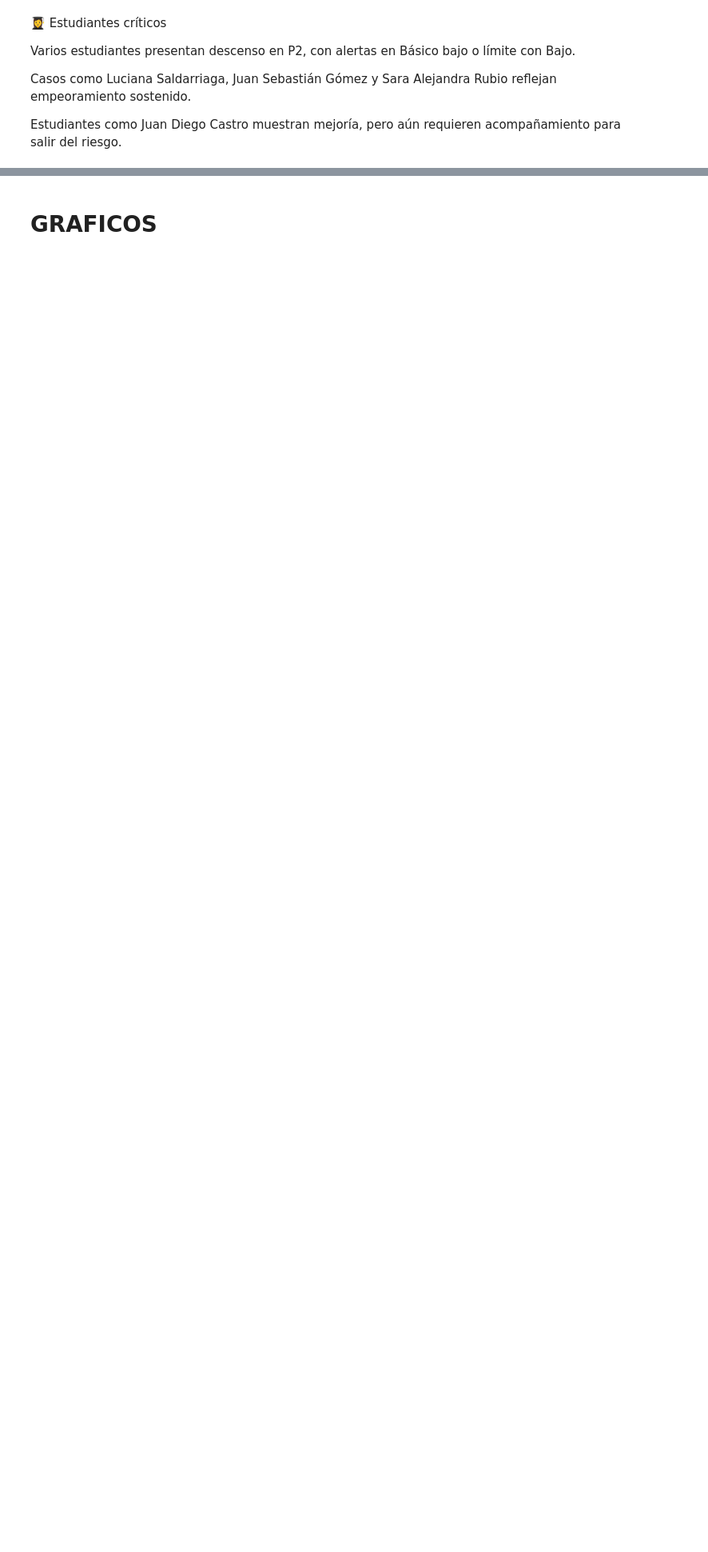
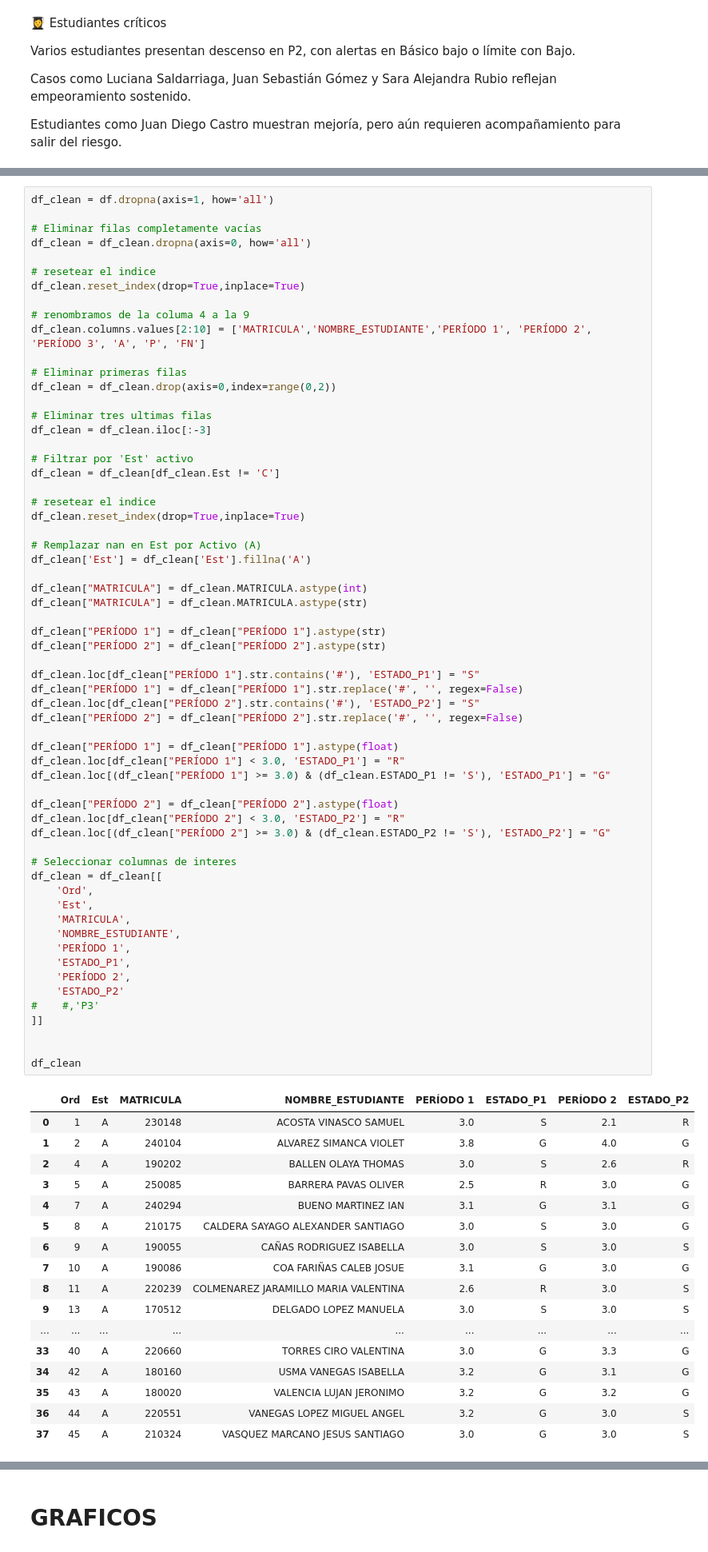
Before and after one commit to lcgalans2024/Notas_Master, a Jupyter notebook: jn_pruebas.ipynb, the cells around one changed output, grey strips where cells are left out. Shown at 80% size. Cells and saved outputs as stored; diff of their text form; blank space fills up the shorter version.

```diff
--- a/jn_pruebas.ipynb
+++ b/jn_pruebas.ipynb
@@ -658,0 +722,79 @@ Citación a acudientes de estudiantes en Bajo y Básico repetitivo.
+# %%
+df_clean = df.dropna(axis=1, how='all')
+
+# Eliminar filas completamente vacías
+df_clean = df_clean.dropna(axis=0, how='all')
+
+# resetear el indice
+df_clean.reset_index(drop=True,inplace=True)
+
+# renombramos de la columa 4 a la 9
+df_clean.columns.values[2:10] = ['MATRICULA','NOMBRE_ESTUDIANTE','PERÍODO 1', 'PERÍODO 2', 'PERÍODO 3', 'A', 'P', 'FN']
+
+# Eliminar primeras filas
+df_clean = df_clean.drop(axis=0,index=range(0,2))
+
+# Eliminar tres ultimas filas
+df_clean = df_clean.iloc[:-3]
+
+# Filtrar por 'Est' activo
+df_clean = df_clean[df_clean.Est != 'C']
+
+# resetear el indice
+df_clean.reset_index(drop=True,inplace=True)
+
+# Remplazar nan en Est por Activo (A)
+df_clean['Est'] = df_clean['Est'].fillna('A')
+
+df_clean["MATRICULA"] = df_clean.MATRICULA.astype(int)
+df_clean["MATRICULA"] = df_clean.MATRICULA.astype(str)
+
+df_clean["PERÍODO 1"] = df_clean["PERÍODO 1"].astype(str)
+df_clean["PERÍODO 2"] = df_clean["PERÍODO 2"].astype(str)
+
+df_clean.loc[df_clean["PERÍODO 1"].str.contains('#'), 'ESTADO_P1'] = "S"
+df_clean["PERÍODO 1"] = df_clean["PERÍODO 1"].str.replace('#', '', regex=False)
+df_clean.loc[df_clean["PERÍODO 2"].str.contains('#'), 'ESTADO_P2'] = "S"
+df_clean["PERÍODO 2"] = df_clean["PERÍODO 2"].str.replace('#', '', regex=False)
+
+df_clean["PERÍODO 1"] = df_clean["PERÍODO 1"].astype(float)
+df_clean.loc[df_clean["PERÍODO 1"] < 3.0, 'ESTADO_P1'] = "R"
+df_clean.loc[(df_clean["PERÍODO 1"] >= 3.0) & (df_clean.ESTADO_P1 != 'S'), 'ESTADO_P1'] = "G"
+
+df_clean["PERÍODO 2"] = df_clean["PERÍODO 2"].astype(float)
+df_clean.loc[df_clean["PERÍODO 2"] < 3.0, 'ESTADO_P2'] = "R"
+df_clean.loc[(df_clean["PERÍODO 2"] >= 3.0) & (df_clean.ESTADO_P2 != 'S'), 'ESTADO_P2'] = "G"
+
+# Seleccionar columnas de interes
+df_clean = df_clean[[
+    'Ord',
+    'Est',
+    'MATRICULA',
+    'NOMBRE_ESTUDIANTE',
+    'PERÍODO 1',
+    'ESTADO_P1',
+    'PERÍODO 2',
+    'ESTADO_P2'
+#    #,'P3'
+]]
+
+
+df_clean
+# %% [output]
+|  | Ord | Est | MATRICULA | NOMBRE_ESTUDIANTE | PERÍODO 1 | ESTADO_P1 | PERÍODO 2 | ESTADO_P2 |
+| 0 | 1 | A | 230148 | ACOSTA VINASCO SAMUEL | 3.0 | S | 2.1 | R |
+| 1 | 2 | A | 240104 | ALVAREZ SIMANCA VIOLET | 3.8 | G | 4.0 | G |
+| 2 | 4 | A | 190202 | BALLEN OLAYA THOMAS | 3.0 | S | 2.6 | R |
+| 3 | 5 | A | 250085 | BARRERA PAVAS OLIVER | 2.5 | R | 3.0 | G |
+| 4 | 7 | A | 240294 | BUENO MARTINEZ IAN | 3.1 | G | 3.1 | G |
+| 5 | 8 | A | 210175 | CALDERA SAYAGO ALEXANDER SANTIAGO | 3.0 | S | 3.0 | G |
+| 6 | 9 | A | 190055 | CAÑAS RODRIGUEZ ISABELLA | 3.0 | S | 3.0 | S |
+| 7 | 10 | A | 190086 | COA FARIÑAS CALEB JOSUE | 3.1 | G | 3.0 | G |
+| 8 | 11 | A | 220239 | COLMENAREZ JARAMILLO MARIA VALENTINA | 2.6 | R | 3.0 | S |
+| 9 | 13 | A | 170512 | DELGADO LOPEZ MANUELA | 3.0 | S | 3.0 | S |
+| ... | ... | ... | ... | ... | ... | ... | ... | ... |
+| 33 | 40 | A | 220660 | TORRES CIRO VALENTINA | 3.0 | G | 3.3 | G |
+| 34 | 42 | A | 180160 | USMA VANEGAS ISABELLA | 3.2 | G | 3.1 | G |
+| 35 | 43 | A | 180020 | VALENCIA LUJAN JERONIMO | 3.2 | G | 3.2 | G |
+| 36 | 44 | A | 220551 | VANEGAS LOPEZ MIGUEL ANGEL | 3.2 | G | 3.0 | S |
+| 37 | 45 | A | 210324 | VASQUEZ MARCANO JESUS SANTIAGO | 3.0 | G | 3.0 | S |
```
Also changed, not shown: parts of 14 cells of this notebook, 4 other files.
